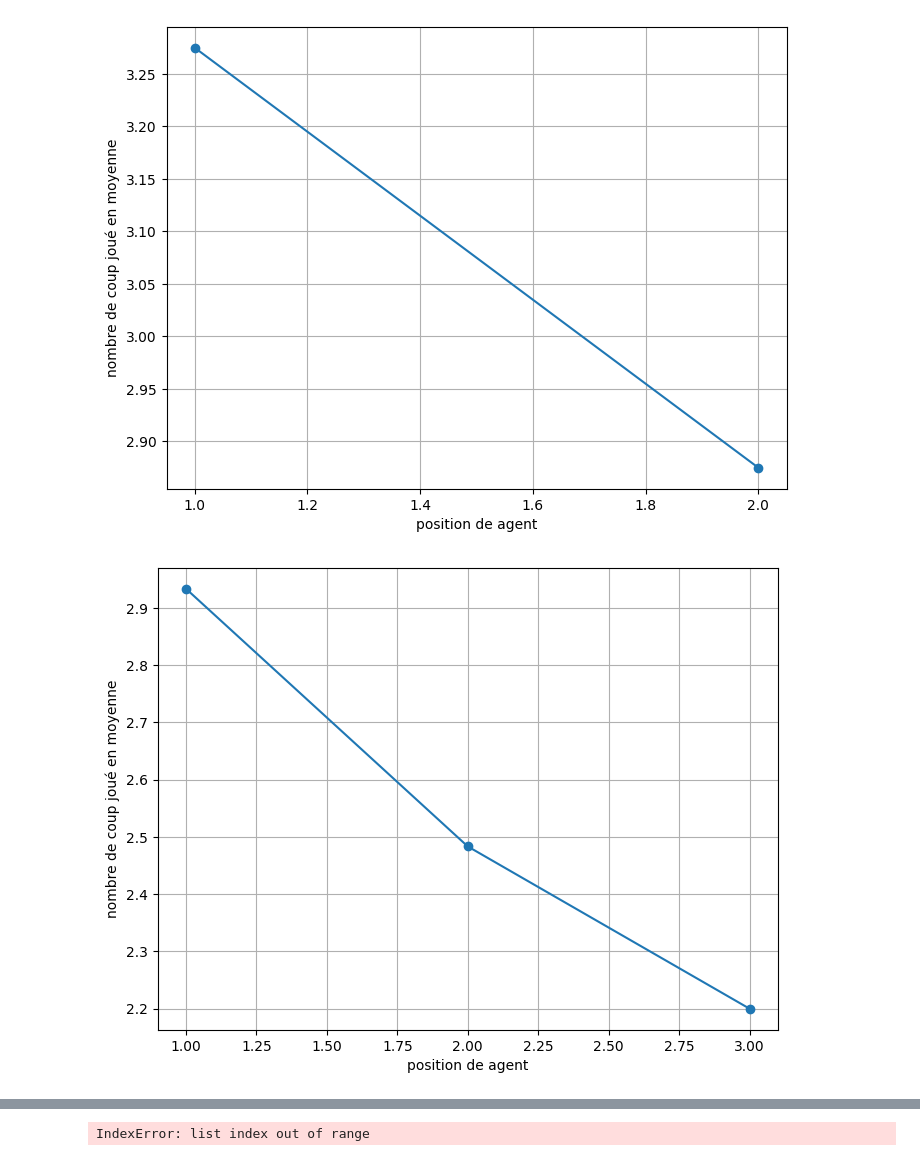
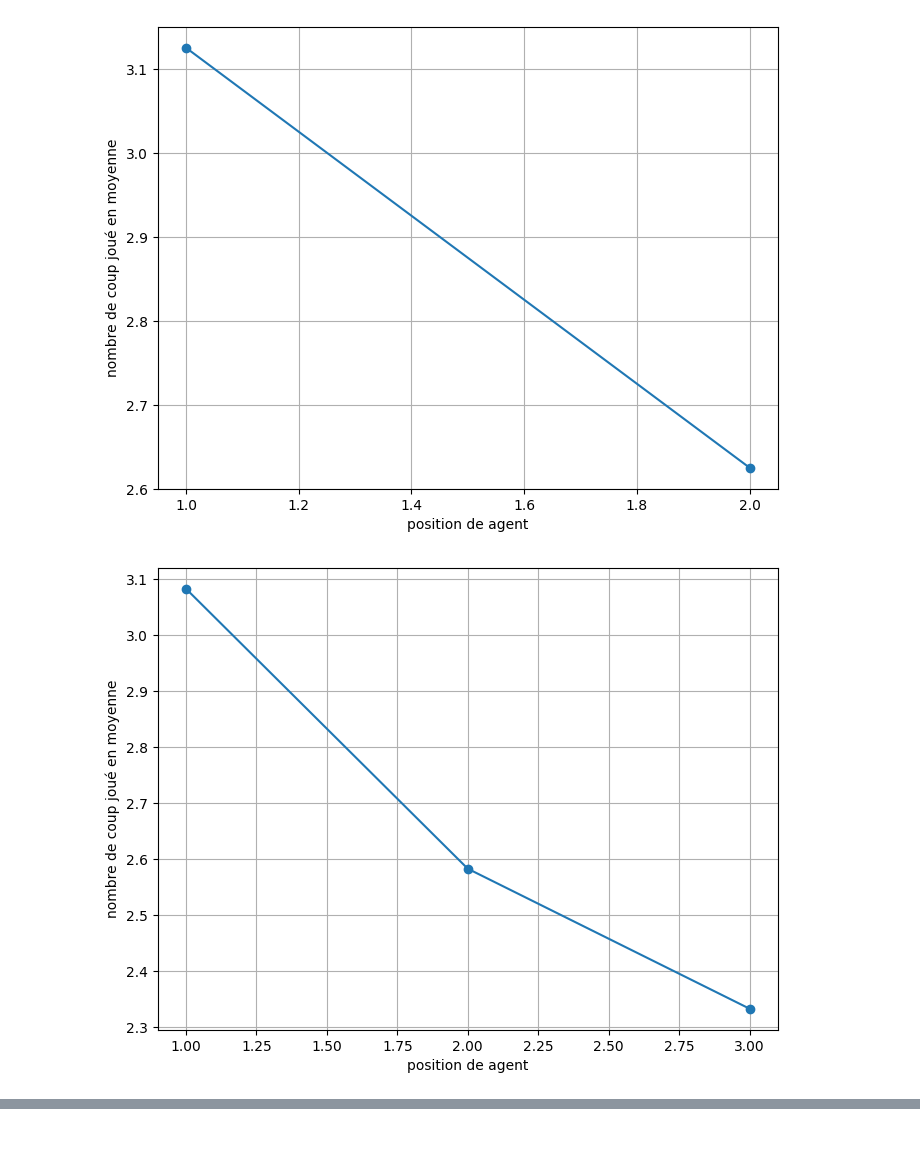
Before and after one commit to Nestallum/Argumentation_TER, a Jupyter notebook: stats_and_analysis.ipynb, the cells around one changed output, grey strips where cells are left out. Drawn from its saved outputs; the diff is of its cells as text; code cells hidden in the pictures.

```diff
--- a/stats_and_analysis.ipynb
+++ b/stats_and_analysis.ipynb
@@ -168,7 +159,7 @@ def affichage_graph_turn(donnees):
     plt.show()
     plt.clf()
 
-liste_of_df=create_csv_link("csv_ug")
+liste_of_df=create_csv_link("csv/same_ug_new_agents_csv_1")
 affichage_graph_vp(all_graph_stat_vp(liste_of_df))
 affichage_graph_turn(all_graph_stat_turn(liste_of_df))
 # %% [output]
@@ -195,33 +186,33 @@ def number_argument_play(dfs,nbARG):
 
     return dpn
 
 def afficher_graphique(dictionnaire):
     # Extraire les clés et les valeurs du dictionnaire
     cles = list(dictionnaire.keys())
     valeurs = list(dictionnaire.values())
 
     # Créer le graphique
     plt.figure(figsize=(8, 6))
     plt.plot(cles, valeurs, marker='o', linestyle='-')
 
     # Ajouter des étiquettes et un titre
     plt.xlabel('position de agent')
     plt.ylabel('nombre de coup joué en moyenne')
     plt.title('')
 
     # Afficher le graphique
     plt.grid(True)
     plt.show()
 
 def createAgentNumber(number):
     test=[]
     for i in liste_of_df:
         if len(i["order"][0].split(","))==number:
             test.append(i)
     return test
 
-for i in range(2,9):
+for i in range(2,8):
     afficher_graphique(number_argument_play(createAgentNumber(i),i))
 # %% [output]
-[figure, old version]
+[figure, new version]
-[figure, old version]
+[figure, new version]
@@ -233,23 +222,0 @@ for i in range(2,9):
-# %%
-def number_argument_play(dfs):
-
-    dpn = []
-
-
-    for df in dfs :
-            for i in range(len(df["order"][0].split(","))) :
-                boolean=df[f"{i}"][0].split(",")[1]
-                print(df[f"{i}"][0].split("None")[len(df[f"{i}"][0].split("None"))])
-                nb_coup_play=df[f"{i}"][0].split("None")[len(df[f"{i}"][0].split("None"))].split[1]
-                nb_coup_possible=df[f"{i}"][0].split("None")[len(df[f"{i}"][0].split("None"))].split[3]
-                print(boolean)
-                print(boolean)
-                dpn.append([boolean,nb_coup_play,nb_coup_possible])
-
-
-
-    return dpn
-
-number_argument_play(liste_of_df)
-# %% [output]
-IndexError: list index out of range
```
Also changed, not shown: parts of 4 cells of this notebook, 1 other file.
